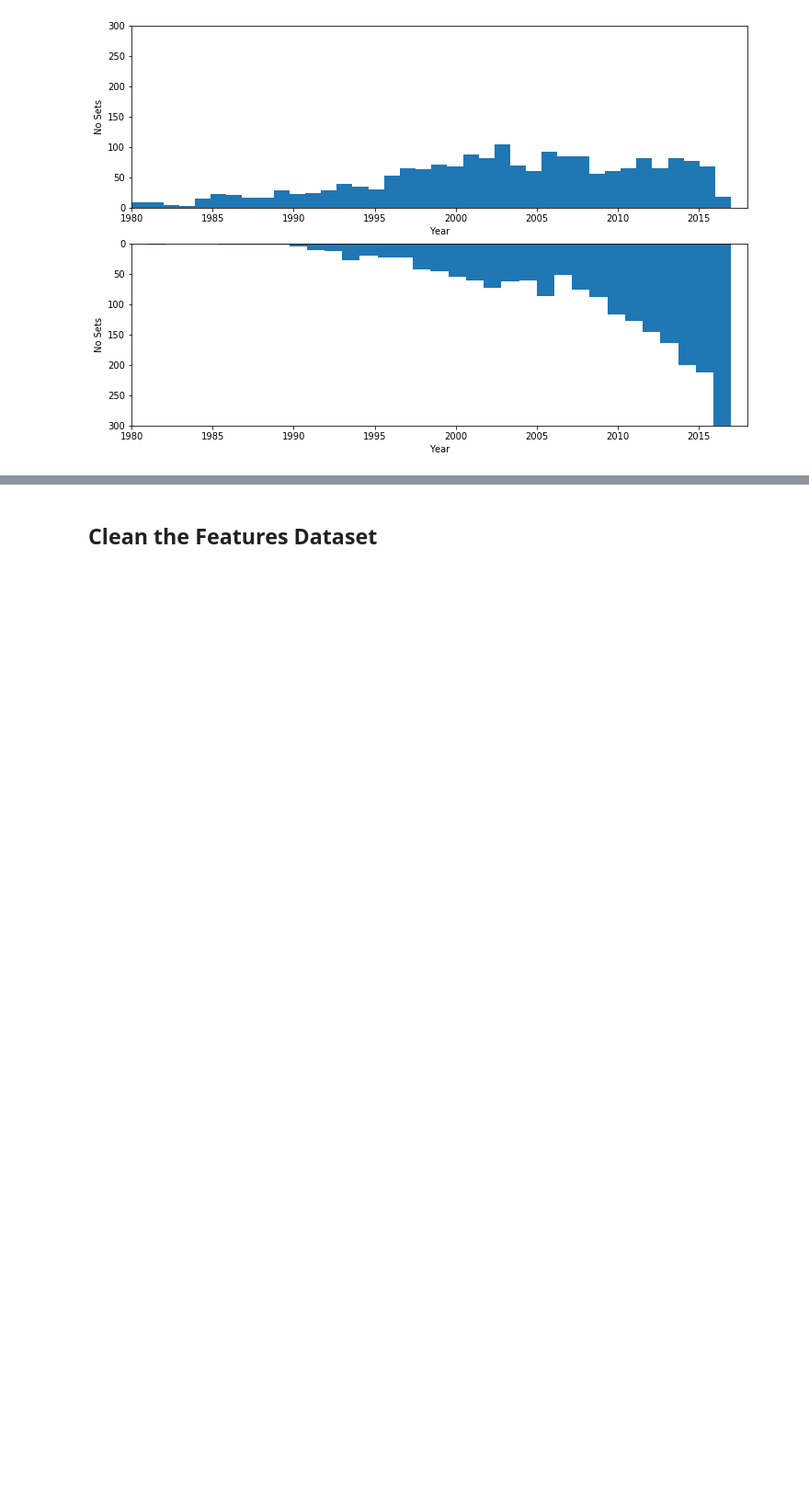
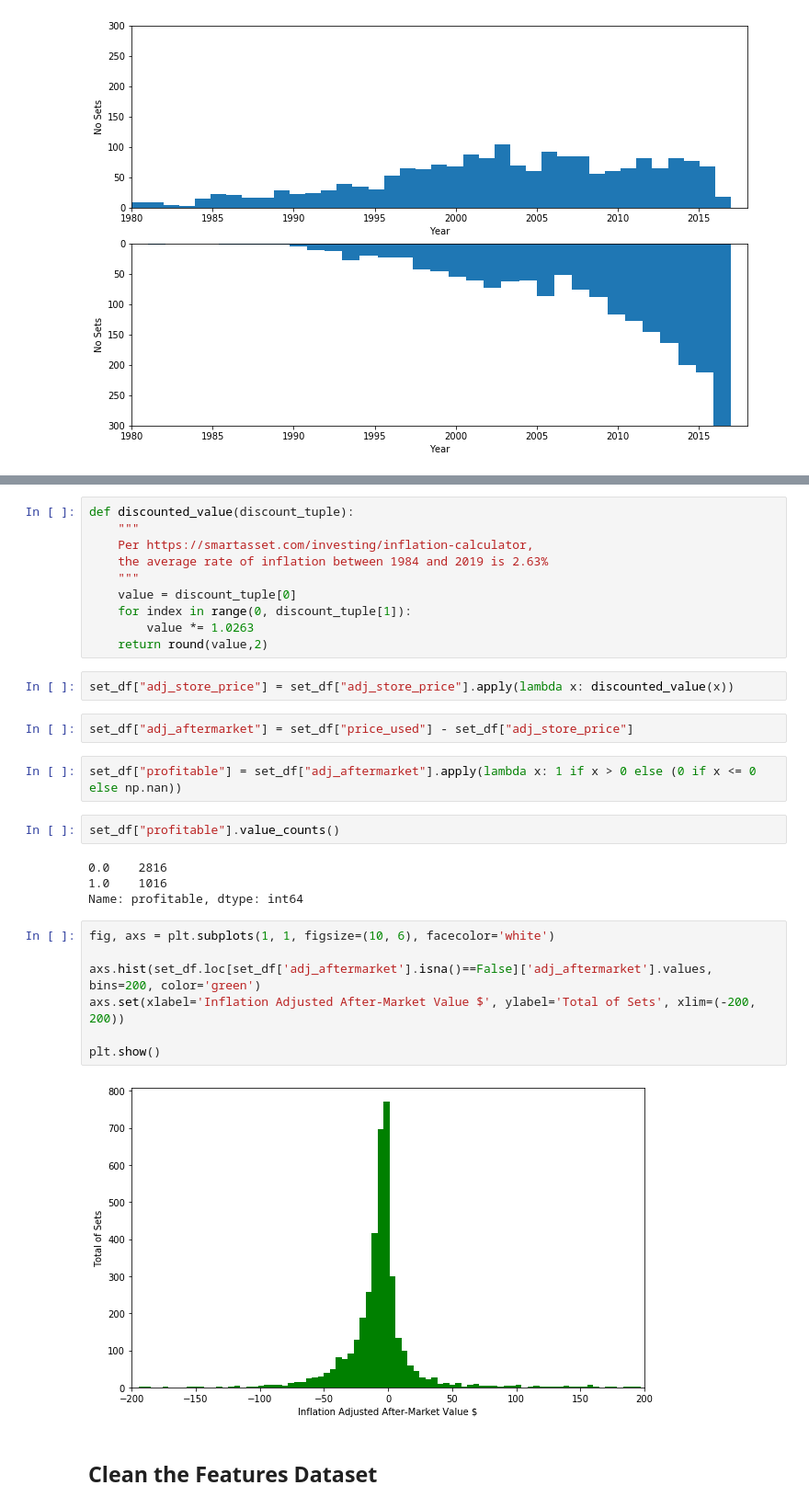
Before and after one commit to NathanVenos/Classifying_LEGO_Value_Retention, a Jupyter notebook: clean_features/merge_features.ipynb, the cells around one changed output, grey strips where cells are left out. Shown at 92% size. Cells and saved outputs as stored; diff of their text form; blank space fills up the shorter version.

Commit message:
added more features and inflation adjusted profitability target

```diff
--- a/clean_features/merge_features.ipynb
+++ b/clean_features/merge_features.ipynb
@@ -326,3 +335,34 @@ plt.show()
+# %%
+def discounted_value(discount_tuple):
+    """
+    Per https://smartasset.com/investing/inflation-calculator,
+    the average rate of inflation between 1984 and 2019 is 2.63%
+    """
+    value = discount_tuple[0]
+    for index in range(0, discount_tuple[1]):
+        value *= 1.0263
+    return round(value,2)
+# %%
+set_df["adj_store_price"] = set_df["adj_store_price"].apply(lambda x: discounted_value(x))
+# %%
+set_df["adj_aftermarket"] = set_df["price_used"] - set_df["adj_store_price"]
+# %%
+set_df["profitable"] = set_df["adj_aftermarket"].apply(lambda x: 1 if x > 0 else (0 if x <= 0 else np.nan))
+# %%
+set_df["profitable"].value_counts()
+# %% [output]
+0.0    2816
+1.0    1016
+Name: profitable, dtype: int64
+# %%
+fig, axs = plt.subplots(1, 1, figsize=(10, 6), facecolor='white')
+
+axs.hist(set_df.loc[set_df['adj_aftermarket'].isna()==False]['adj_aftermarket'].values, bins=200, color='green')
+axs.set(xlabel='Inflation Adjusted After-Market Value $', ylabel='Total of Sets', xlim=(-200, 200))
+
+plt.show()
+# %% [output]
+[figure, added]
 # %% [markdown]
 ## Clean the Features Dataset
 # %%
```
Also changed, not shown: parts of 14 cells of this notebook, 1 other file.
